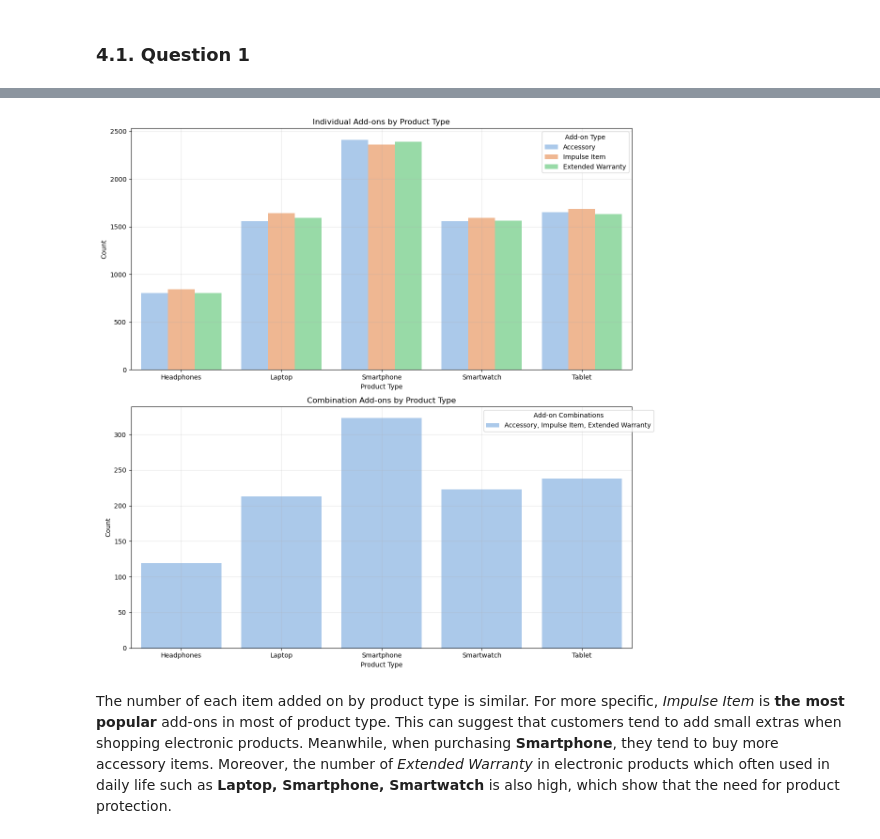
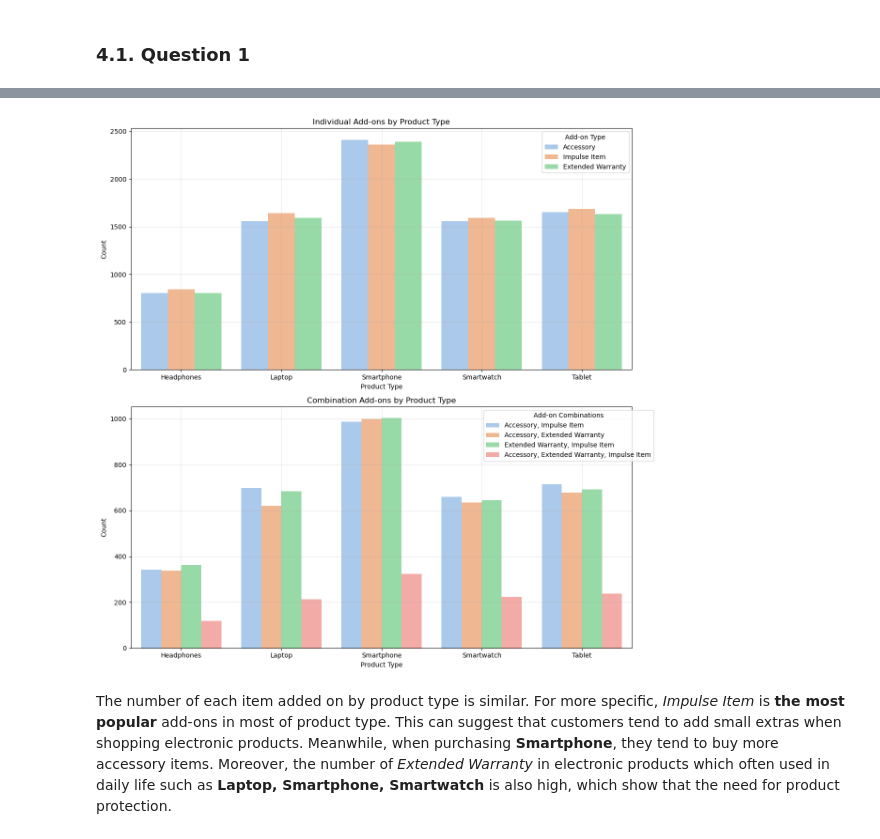
Before and after one commit to LtnLinh/CSC17104-Programming-for-Data-Science, a Jupyter notebook: Notebook.ipynb, the cells around one changed output, grey strips where cells are left out. Cells and saved outputs as stored; diff of their text form; code cells hidden in the pictures.

```diff
--- a/Notebook.ipynb
+++ b/Notebook.ipynb
@@ -507,15 +507,17 @@ for add_on in add_on_values:
 add_on_combinations = []
 for r in range(2, len(add_on_values)+1):
 	combinations = itertools.combinations(add_on_values, r)
-add_on_combinations.extend([", ".join(combo) for combo in combinations])
+	add_on_combinations.extend([", ".join(sorted(combo))for combo in combinations])
 
 # Add columns for each add-on combination
 for combo in add_on_combinations:
 	components = combo.split(", ")
-product_type_add_on[combo] = product_type_add_on[components].all(axis=1)
+	product_type_add_on[combo] = product_type_add_on[components].all(axis=1)
 
 # Drop the original 'Add-ons Purchased' column
 product_type_add_on.drop(columns=["Add-ons Purchased"], inplace=True)
 
+print(add_on_combinations)
+print(add_on_values)
 product_type_add_on
 # %% [output]
@@ -539,36 +543,35 @@ summary_df = product_type_add_on.groupby('Product Type').sum().reset_index()
 # Create a figure with two subplots
 fig, (ax1, ax2) = plt.subplots(2, 1, figsize=(12, 12))
 
 # Plot individual add-ons using seaborn
 summary_df_individual = summary_df[['Product Type'] + list(add_on_values)]
 indiv_melt = summary_df_individual.melt(
     id_vars='Product Type', var_name='Add-on Type', value_name='Count')
 sns.barplot(data=indiv_melt, x='Product Type', y='Count',
             hue='Add-on Type', ax=ax1, palette='pastel')
 ax1.set_title('Individual Add-ons by Product Type')
 ax1.set_ylabel('Count')
 ax1.legend(title='Add-on Type')
 ax1.grid(True, alpha=0.3)
 ax1.set_xticklabels(ax1.get_xticklabels(), rotation=0)
 
 # Plot combination add-ons using seaborn
-combo_addons = [
-    value for value in add_on_combinations if value not in add_on_values]
+combo_addons = add_on_combinations
 summary_df_combo = summary_df[['Product Type'] + combo_addons]
 combo_melt = summary_df_combo.melt(
     id_vars='Product Type', var_name='Add-on Combination', value_name='Count')
 sns.barplot(data=combo_melt, x='Product Type', y='Count',
             hue='Add-on Combination', ax=ax2, palette='pastel')
 ax2.set_title('Combination Add-ons by Product Type')
 ax2.set_ylabel('Count')
 ax2.legend(title='Add-on Combinations', bbox_to_anchor=(1.05, 1))
 ax2.grid(True, alpha=0.3)
 ax2.set_xticklabels(ax2.get_xticklabels(), rotation=0)
 
 plt.tight_layout()
 plt.show()
 # %% [output]
-[figure, old version]
+[figure, new version]
 # %% [markdown]
 The number of each item added on by product type is similar. For more specific, *Impulse Item* is **the most popular** add-ons in most of product type. This can suggest that customers tend to add small extras when shopping electronic products. Meanwhile, when purchasing **Smartphone**, they tend to buy more accessory items. Moreover, the number of *Extended Warranty* in electronic products which often used in daily life such as **Laptop, Smartphone, Smartwatch** is also high, which show that the need for product protection.
 # %% [markdown]
```
Also changed, not shown: parts of 1 cell of this notebook.
